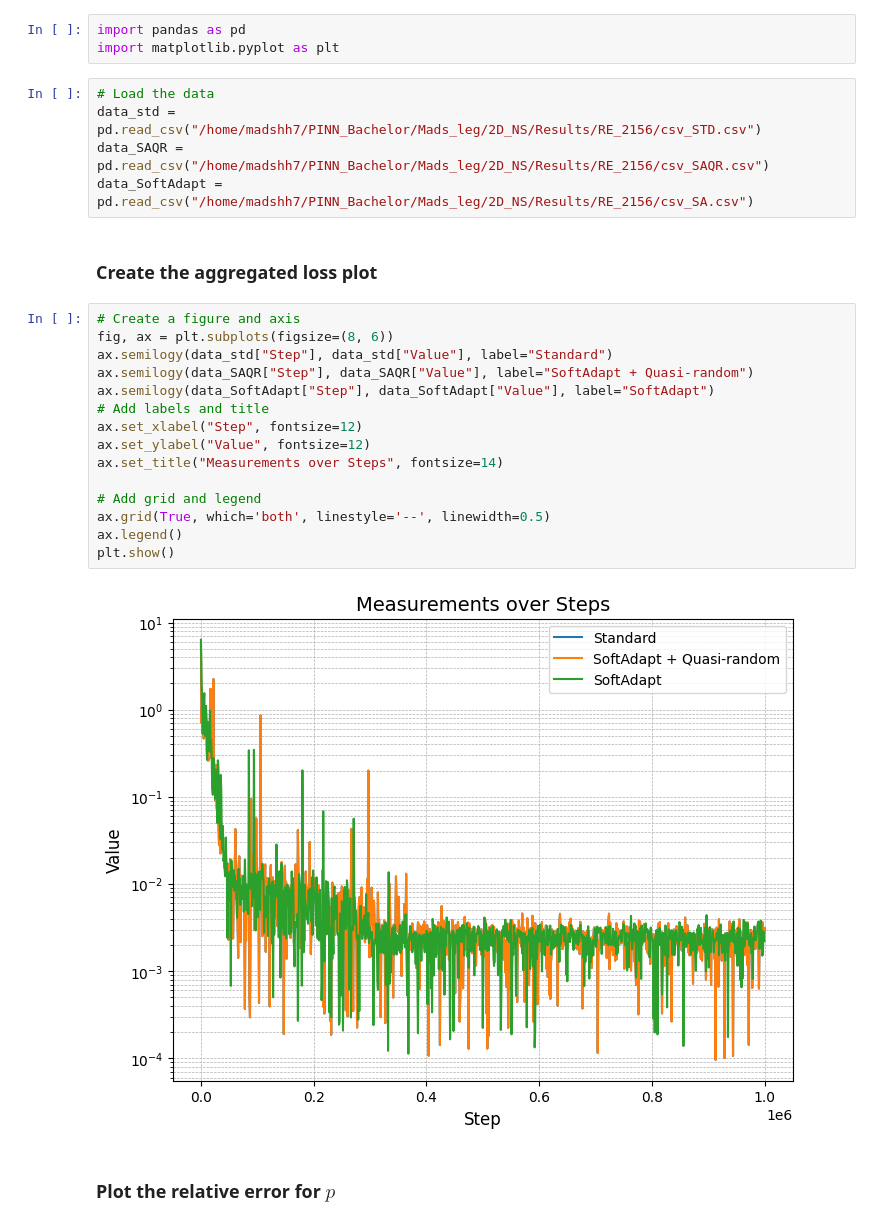
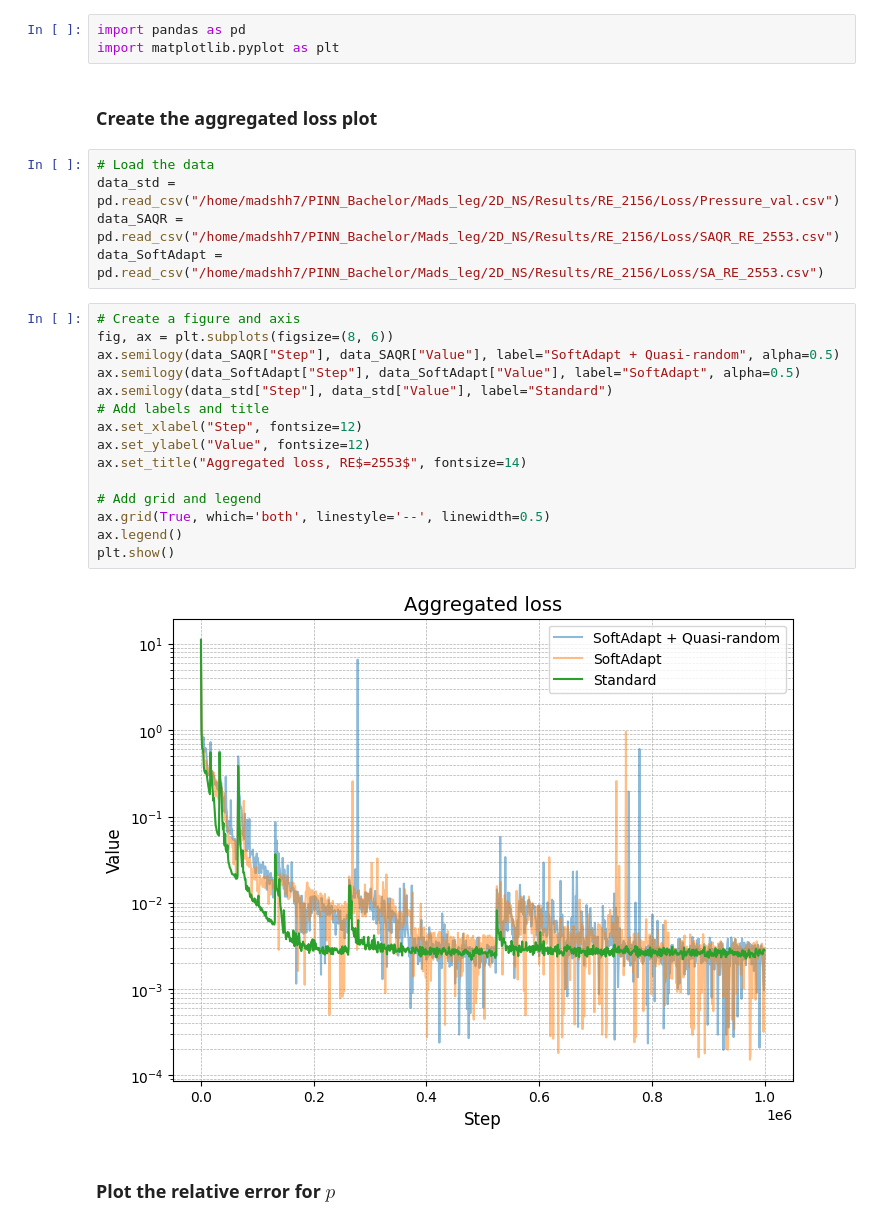
Before and after one commit to MadsHH7/PINN_Bachelor, a Jupyter notebook: Mads_leg/2D_NS/Results/RE_2156/Making_Plots.ipynb, the cells around one changed output. Drawn from its saved outputs; the diff is of its cells as text.

Commit message:
Data for results

```diff
--- a/Mads_leg/2D_NS/Results/RE_2156/Making_Plots.ipynb
+++ b/Mads_leg/2D_NS/Results/RE_2156/Making_Plots.ipynb
@@ -1,30 +1,30 @@
 # %%
 import pandas as pd
 import matplotlib.pyplot as plt
-# %%
-# Load the data
-data_std = pd.read_csv("/home/madshh7/PINN_Bachelor/Mads_leg/2D_NS/Results/RE_2156/csv_STD.csv")
-data_SAQR = pd.read_csv("/home/madshh7/PINN_Bachelor/Mads_leg/2D_NS/Results/RE_2156/csv_SAQR.csv")
-data_SoftAdapt = pd.read_csv("/home/madshh7/PINN_Bachelor/Mads_leg/2D_NS/Results/RE_2156/csv_SA.csv")
 # %% [markdown]
 ### Create the aggregated loss plot
+# %%
+# Load the data
+data_std = pd.read_csv("/home/madshh7/PINN_Bachelor/Mads_leg/2D_NS/Results/RE_2156/Loss/Pressure_val.csv")
+data_SAQR = pd.read_csv("/home/madshh7/PINN_Bachelor/Mads_leg/2D_NS/Results/RE_2156/Loss/SAQR_RE_2553.csv")
+data_SoftAdapt = pd.read_csv("/home/madshh7/PINN_Bachelor/Mads_leg/2D_NS/Results/RE_2156/Loss/SA_RE_2553.csv")
 # %%
 # Create a figure and axis
 fig, ax = plt.subplots(figsize=(8, 6))
+ax.semilogy(data_SAQR["Step"], data_SAQR["Value"], label="SoftAdapt + Quasi-random", alpha=0.5)
+ax.semilogy(data_SoftAdapt["Step"], data_SoftAdapt["Value"], label="SoftAdapt", alpha=0.5)
 ax.semilogy(data_std["Step"], data_std["Value"], label="Standard")
-ax.semilogy(data_SAQR["Step"], data_SAQR["Value"], label="SoftAdapt + Quasi-random")
-ax.semilogy(data_SoftAdapt["Step"], data_SoftAdapt["Value"], label="SoftAdapt")
 # Add labels and title
 ax.set_xlabel("Step", fontsize=12)
 ax.set_ylabel("Value", fontsize=12)
-ax.set_title("Measurements over Steps", fontsize=14)
+ax.set_title("Aggregated loss, RE$=2553$", fontsize=14)
 
 # Add grid and legend
 ax.grid(True, which='both', linestyle='--', linewidth=0.5)
 ax.legend()
 plt.show()
 # %% [output]
-[figure, old version]
+[figure, new version]
 # %% [markdown]
 ### Plot the relative error for $p$
 # %%
```
Also changed, not shown: parts of 8 cells of this notebook, 16 other files.
